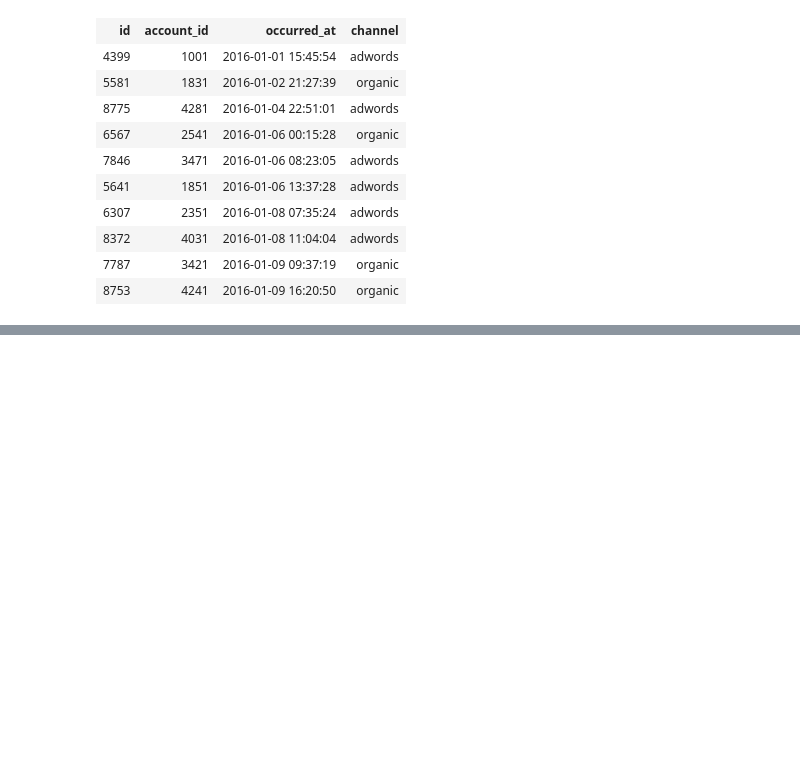
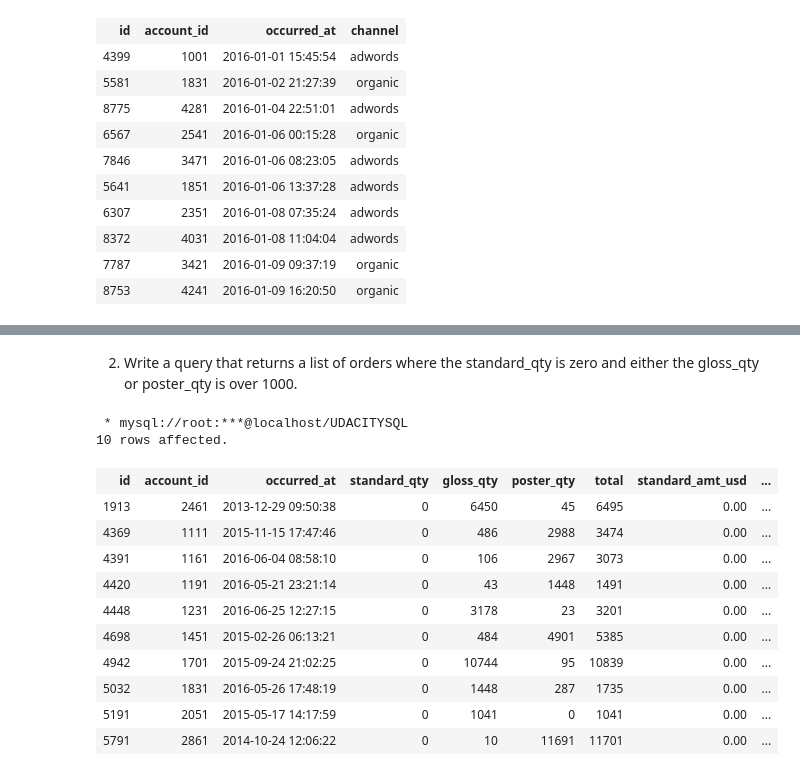
Before and after one commit to EmilyMaPe/SQL-for-Data-Analytics, a Jupyter notebook: BASIC SQL.ipynb, the cells around one changed output, grey strips where cells are left out. Drawn from its saved outputs; the diff is of its cells as text; code cells hidden in the pictures; blank space fills up the shorter version.

```diff
--- a/BASIC SQL.ipynb
+++ b/BASIC SQL.ipynb
@@ -774,0 +836,23 @@ SELECT *
+# %% [markdown]
+2. Write a query that returns a list of orders where the standard_qty is zero and either the gloss_qty or poster_qty is over 1000.
+# %%
+%%sql
+
+SELECT *
+    FROM orders
+    WHERE standard_qty = 0 AND (gloss_qty > 1000 OR poster_qty > 1000)
+    LIMIT 10;
+# %% [output]
+ * mysql://root:***@localhost/UDACITYSQL
+10 rows affected.
+| id | account_id | occurred_at | standard_qty | gloss_qty | poster_qty | total | standard_amt_usd | ... |
+| 1913 | 2461 | 2013-12-29 09:50:38 | 0 | 6450 | 45 | 6495 | 0.00 | ... |
+| 4369 | 1111 | 2015-11-15 17:47:46 | 0 | 486 | 2988 | 3474 | 0.00 | ... |
+| 4391 | 1161 | 2016-06-04 08:58:10 | 0 | 106 | 2967 | 3073 | 0.00 | ... |
+| 4420 | 1191 | 2016-05-21 23:21:14 | 0 | 43 | 1448 | 1491 | 0.00 | ... |
+| 4448 | 1231 | 2016-06-25 12:27:15 | 0 | 3178 | 23 | 3201 | 0.00 | ... |
+| 4698 | 1451 | 2015-02-26 06:13:21 | 0 | 484 | 4901 | 5385 | 0.00 | ... |
+| 4942 | 1701 | 2015-09-24 21:02:25 | 0 | 10744 | 95 | 10839 | 0.00 | ... |
+| 5032 | 1831 | 2016-05-26 17:48:19 | 0 | 1448 | 287 | 1735 | 0.00 | ... |
+| 5191 | 2051 | 2015-05-17 14:17:59 | 0 | 1041 | 0 | 1041 | 0.00 | ... |
+| 5791 | 2861 | 2014-10-24 12:06:22 | 0 | 10 | 11691 | 11701 | 0.00 | ... |
```
Also changed, not shown: parts of 8 cells of this notebook.
